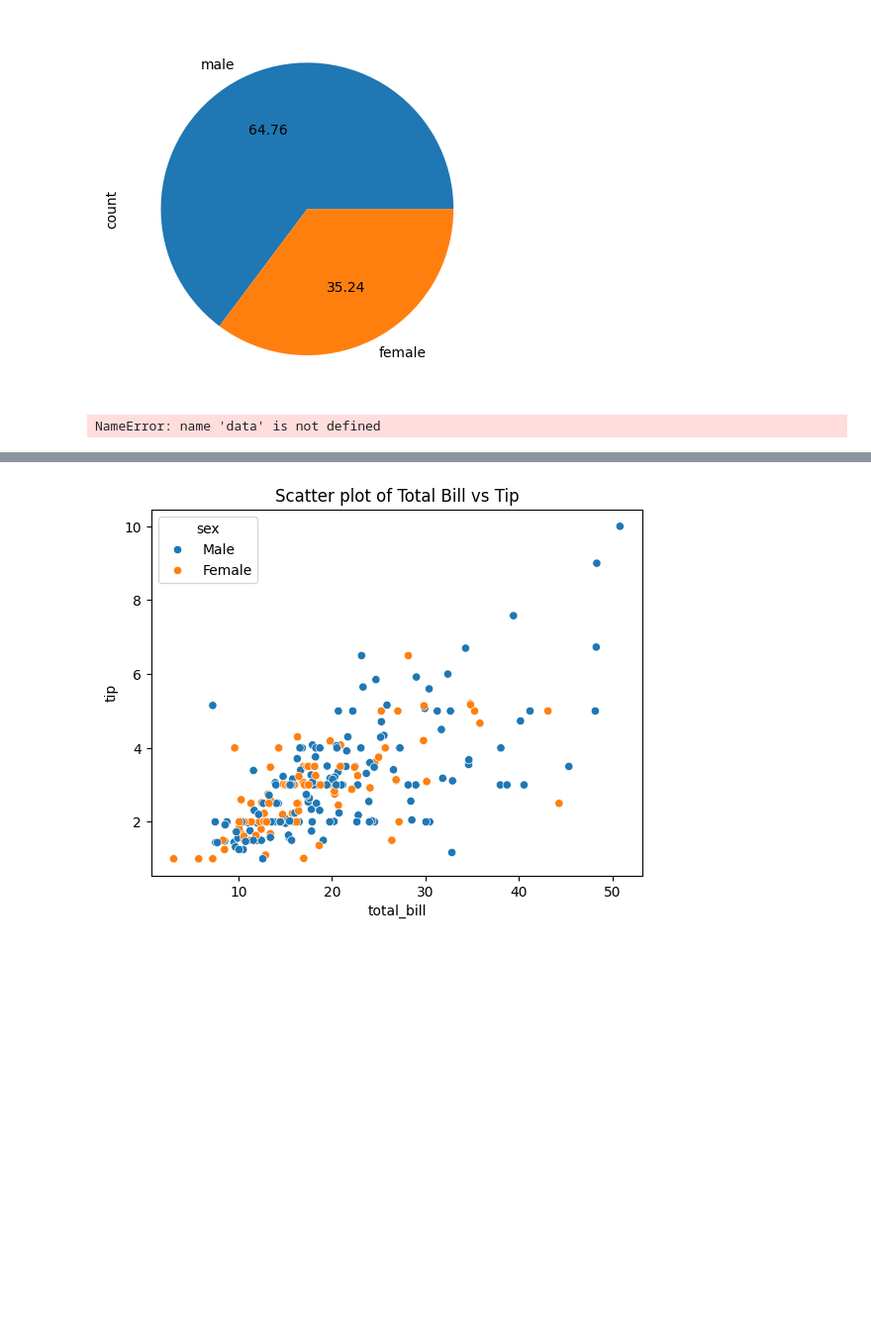
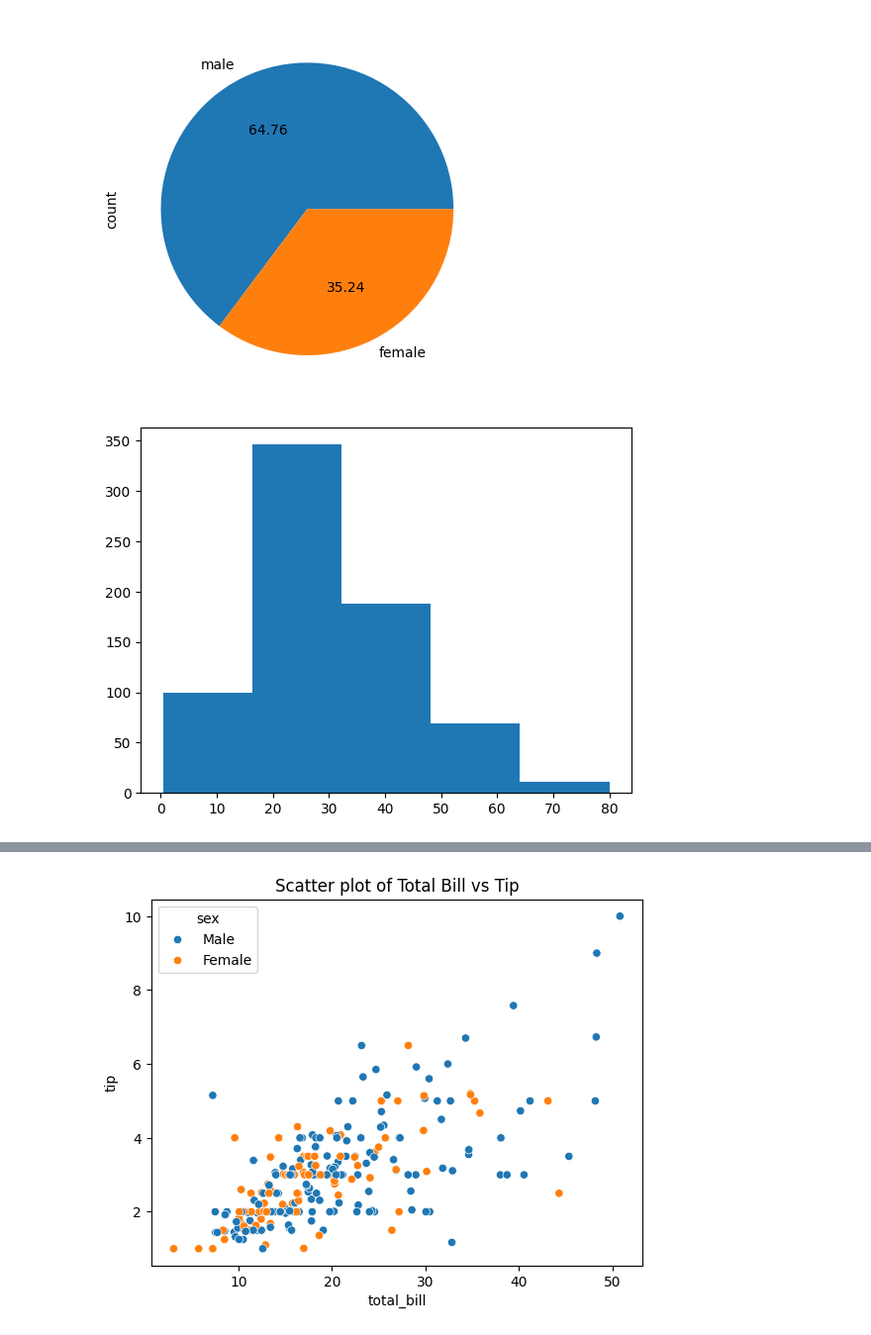
Before and after one commit to Vishwajeet-Londhe/SPPU-CSE-SEM6-Codes, a Jupyter notebook: DSBDA/9.ipynb, the cells around one changed output, grey strips where cells are left out. Shown at 99% size. Saved outputs shown, nothing was run; the diff lists cells and outputs as text; code cells hidden in the pictures; blank space fills up the shorter version.

```diff
--- a/DSBDA/9.ipynb
+++ b/DSBDA/9.ipynb
@@ -21,8 +30,8 @@ plt.show()
 # %% [output]
 [figure]
 # %%
-plt.hist(data['Age'], bins=5)
+plt.hist(dataset['age'], bins=5)
 plt.show()
 # %% [output]
-NameError: name 'data' is not defined
+[figure, added]
 # %%
```
Also changed, not shown: parts of 9 cells of this notebook.
